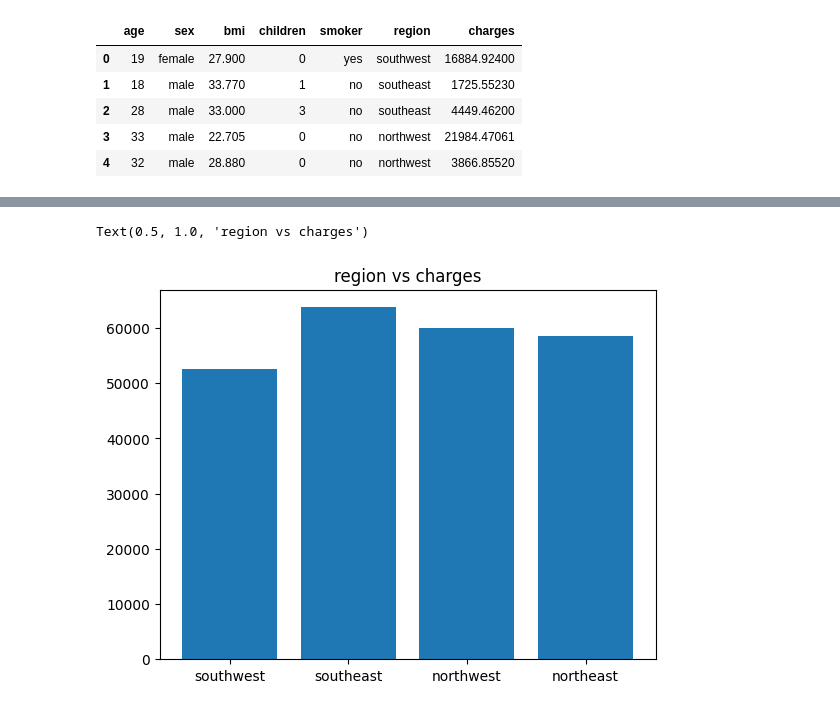
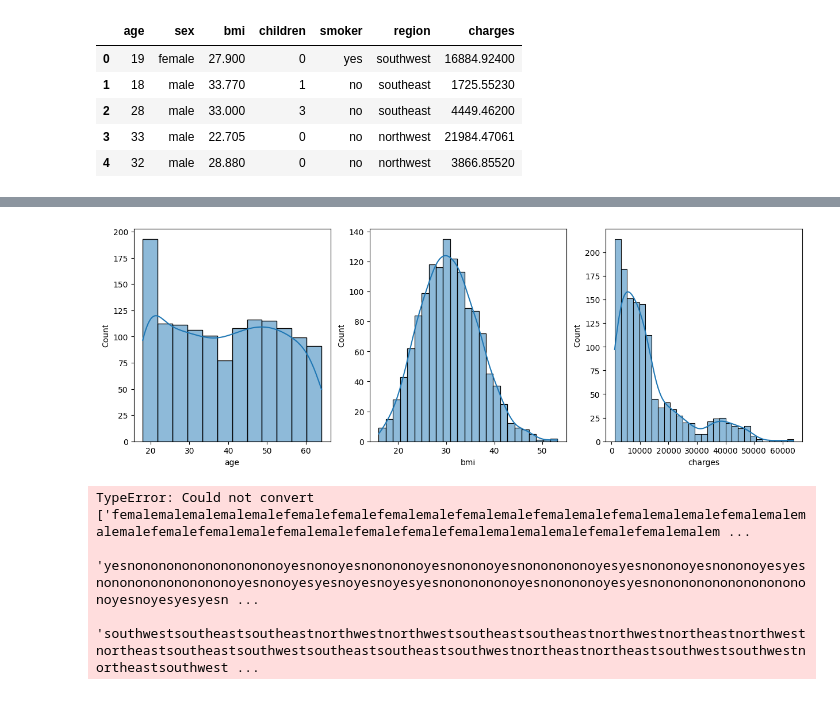
Before and after one commit to FaithKamaraju/Medical-Expenditure-Estimator, a Jupyter notebook: expenditure_data_analysis.ipynb, the cells around one changed output, grey strips where cells are left out. Cells and saved outputs as stored; diff of their text form; code cells hidden in the pictures.

```diff
--- a/expenditure_data_analysis.ipynb
+++ b/expenditure_data_analysis.ipynb
@@ -4,2 +5,3 @@ import pandas as pd
 # %%
 df = pd.read_csv("expenses.csv")
+df.drop_duplicates(inplace=True)
@@ -19,3 +56,0 @@ Index(['age', 'sex', 'bmi', 'children', 'smoker', 'region', 'charges'], dtype='o
-# %%
-cols = ['sex','smoker','region']
-df[cols] = df[cols].apply(lambda x: pd.factorize(x)[0])
@@ -67,7 +57,15 @@ Text(0.5, 1.0, 'smoker vs charges')
-# %%
-fig, axs = plt.subplots(1, 1)
-axs.bar(df['region'], df['charges'])
-axs.set_title("region vs charges")
-# %% [output]
-Text(0.5, 1.0, 'region vs charges')
-[figure, removed]
+# %%
+fig, axs = plt.subplots(ncols=3)
+fig.set(figwidth=15)
+sns.histplot(x='age', data=df, ax=axs[0],kde=True)
+sns.histplot(x='bmi',  data=df, ax=axs[1],kde=True)
+sns.histplot(x='charges', data=df, ax=axs[2],kde=True)
+plt.show()
+# %% [output]
+[figure, added]
+# %%
+normalized_df=(df-df.mean())/df.std()
+# %% [output]
+TypeError: Could not convert ['femalemalemalemalemalefemalefemalefemalemalefemalemalefemalemalefemalemalemalefemalemalemalemalefemalefemalemalefemalemalefemalefemalefemalemalemalemalefemalefemalemalem ...
+ 'yesnonononononononononoyesnonoyesnonononoyesnononoyesnononononoyesyesnononoyesnononoyesyesnononononononononoyesnonoyesyesnoyesnoyesyesnononononoyesnonononoyesyesnononononononononononoyesnoyesyesyesn ...
+ 'southwestsoutheastsoutheastnorthwestnorthwestsoutheastsoutheastnorthwestnortheastnorthwestnortheastsoutheastsouthwestsoutheastsoutheastsouthwestnortheastnortheastsouthwestsouthwestnortheastsouthwest ...
```
Also changed, not shown: parts of 12 cells of this notebook.
